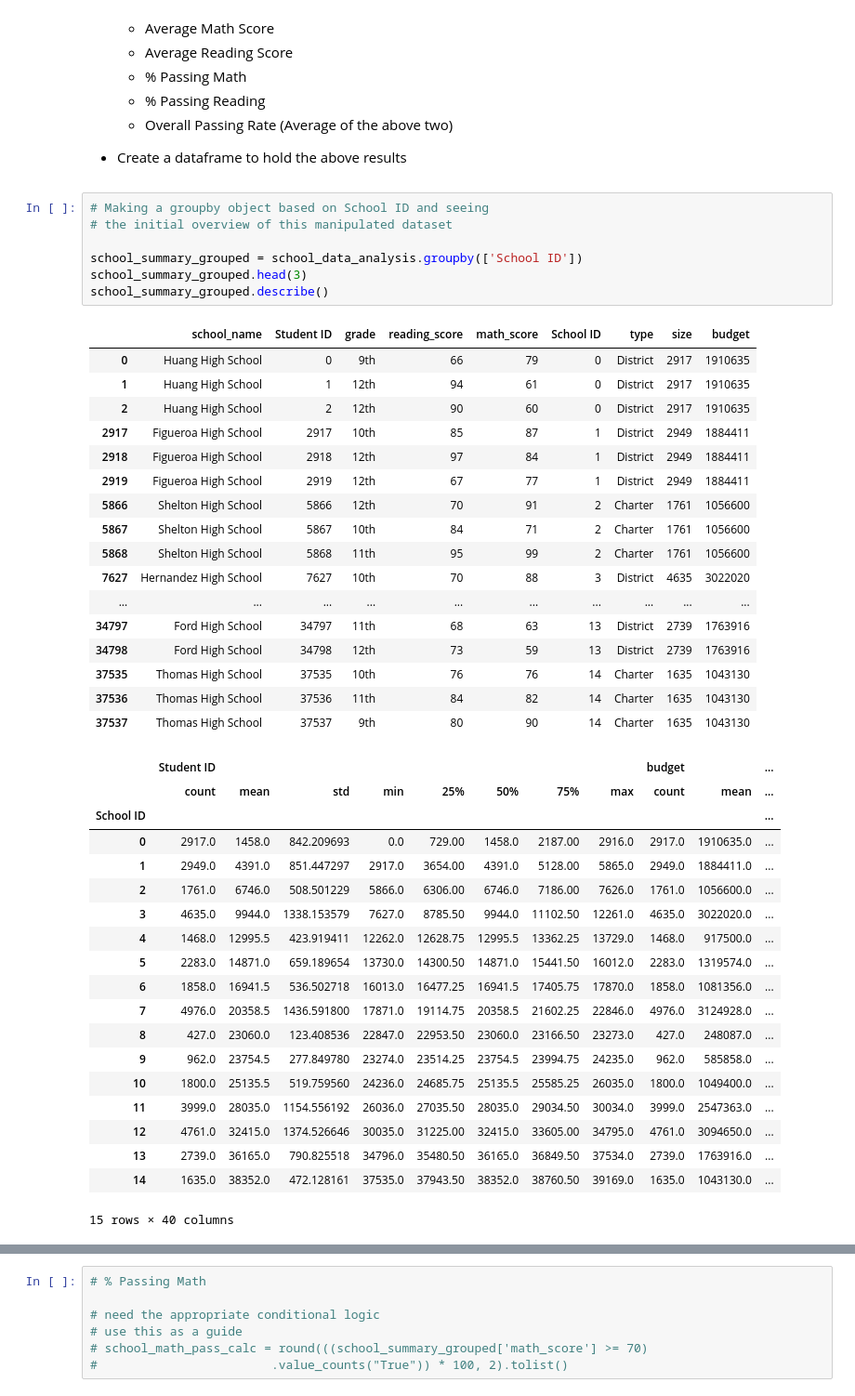
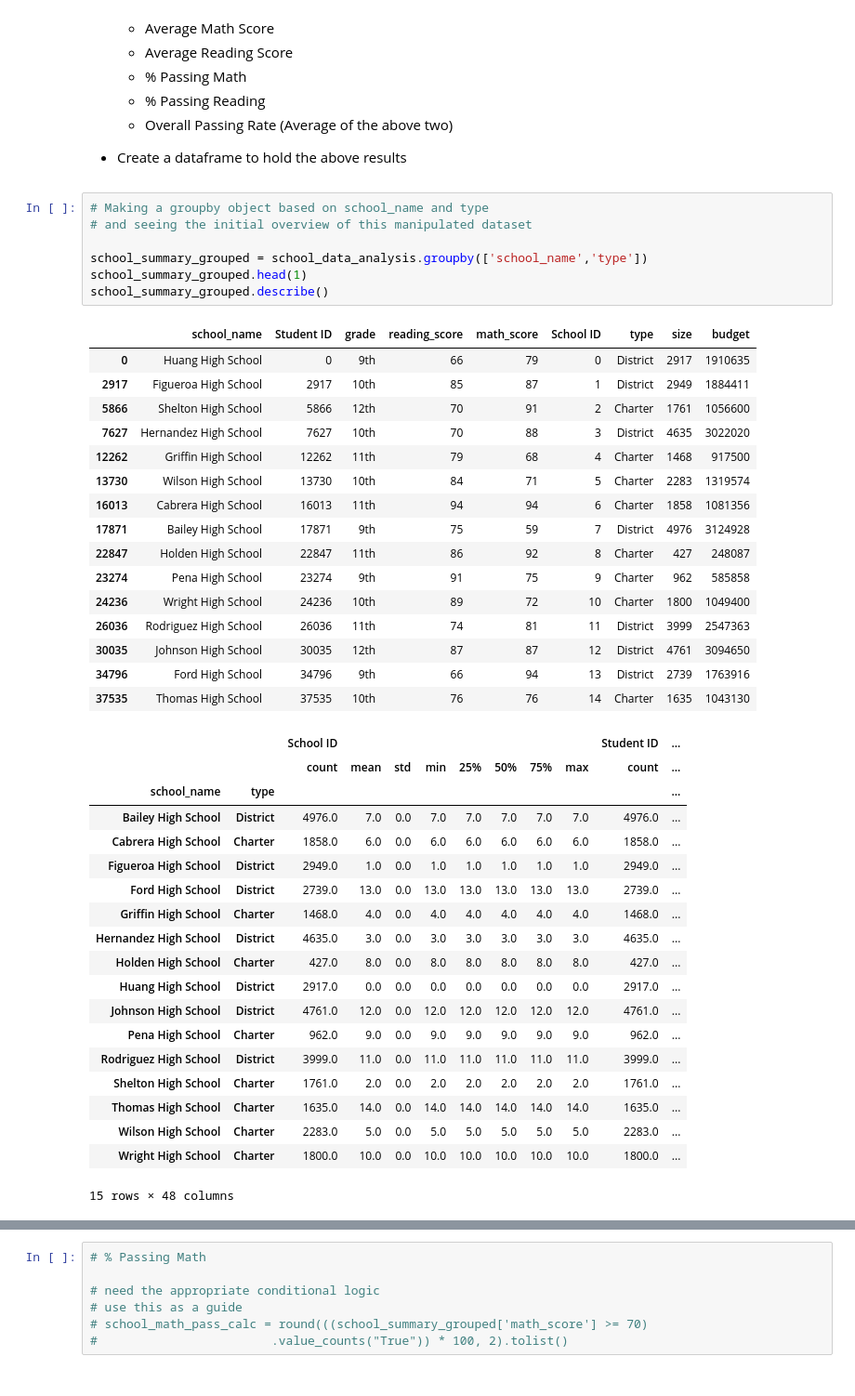
Before and after one commit to Emanste92/UCBEx_DataAnalytics, a Jupyter notebook: PyCitySchools/ETE_PyCitySchools - Scratch.ipynb, the cells around one changed output, grey strips where cells are left out. Shown at 93% size. Drawn from its saved outputs; the diff is of its cells as text.

```diff
--- a/PyCitySchools/ETE_PyCitySchools - Scratch.ipynb
+++ b/PyCitySchools/ETE_PyCitySchools - Scratch.ipynb
@@ -161,46 +161,45 @@ dataSummary1
 
 * Create a dataframe to hold the above results
 # %%
-# Making a groupby object based on School ID and seeing
-# the initial overview of this manipulated dataset
+# Making a groupby object based on school_name and type
+# and seeing the initial overview of this manipulated dataset
 
-school_summary_grouped = school_data_analysis.groupby(['School ID'])
-school_summary_grouped.head(3)
+school_summary_grouped = school_data_analysis.groupby(['school_name','type'])
+school_summary_grouped.head(1)
 school_summary_grouped.describe()
 # %% [output]
 |  | school_name | Student ID | grade | reading_score | math_score | School ID | type | size | budget |
 | 0 | Huang High School | 0 | 9th | 66 | 79 | 0 | District | 2917 | 1910635 |
-| 1 | Huang High School | 1 | 12th | 94 | 61 | 0 | District | 2917 | 1910635 |
-| 2 | Huang High School | 2 | 12th | 90 | 60 | 0 | District | 2917 | 1910635 |
 | 2917 | Figueroa High School | 2917 | 10th | 85 | 87 | 1 | District | 2949 | 1884411 |
-| 2918 | Figueroa High School | 2918 | 12th | 97 | 84 | 1 | District | 2949 | 1884411 |
-| 2919 | Figueroa High School | 2919 | 12th | 67 | 77 | 1 | District | 2949 | 1884411 |
 | 5866 | Shelton High School | 5866 | 12th | 70 | 91 | 2 | Charter | 1761 | 1056600 |
-| 5867 | Shelton High School | 5867 | 10th | 84 | 71 | 2 | Charter | 1761 | 1056600 |
-| 5868 | Shelton High School | 5868 | 11th | 95 | 99 | 2 | Charter | 1761 | 1056600 |
 | 7627 | Hernandez High School | 7627 | 10th | 70 | 88 | 3 | District | 4635 | 3022020 |
-| ... | ... | ... | ... | ... | ... | ... | ... | ... | ... |
-| 34797 | Ford High School | 34797 | 11th | 68 | 63 | 13 | District | 2739 | 1763916 |
-| 34798 | Ford High School | 34798 | 12th | 73 | 59 | 13 | District | 2739 | 1763916 |
+| 12262 | Griffin High School | 12262 | 11th | 79 | 68 | 4 | Charter | 1468 | 917500 |
+| 13730 | Wilson High School | 13730 | 10th | 84 | 71 | 5 | Charter | 2283 | 1319574 |
+| 16013 | Cabrera High School | 16013 | 11th | 94 | 94 | 6 | Charter | 1858 | 1081356 |
+| 17871 | Bailey High School | 17871 | 9th | 75 | 59 | 7 | District | 4976 | 3124928 |
+| 22847 | Holden High School | 22847 | 11th | 86 | 92 | 8 | Charter | 427 | 248087 |
+| 23274 | Pena High School | 23274 | 9th | 91 | 75 | 9 | Charter | 962 | 585858 |
+| 24236 | Wright High School | 24236 | 10th | 89 | 72 | 10 | Charter | 1800 | 1049400 |
+| 26036 | Rodriguez High School | 26036 | 11th | 74 | 81 | 11 | District | 3999 | 2547363 |
+| 30035 | Johnson High School | 30035 | 12th | 87 | 87 | 12 | District | 4761 | 3094650 |
+| 34796 | Ford High School | 34796 | 9th | 66 | 94 | 13 | District | 2739 | 1763916 |
 | 37535 | Thomas High School | 37535 | 10th | 76 | 76 | 14 | Charter | 1635 | 1043130 |
-| 37536 | Thomas High School | 37536 | 11th | 84 | 82 | 14 | Charter | 1635 | 1043130 |
-| 37537 | Thomas High School | 37537 | 9th | 80 | 90 | 14 | Charter | 1635 | 1043130 |
-|  | Student ID |  |  |  |  |  |  |  | budget |  | ... |
-|  | count | mean | std | min | 25% | 50% | 75% | max | count | mean | ... |
-| School ID |  |  |  |  |  |  |  |  |  |  | ... |
-| 0 | 2917.0 | 1458.0 | 842.209693 | 0.0 | 729.00 | 1458.0 | 2187.00 | 2916.0 | 2917.0 | 1910635.0 | ... |
-| 1 | 2949.0 | 4391.0 | 851.447297 | 2917.0 | 3654.00 | 4391.0 | 5128.00 | 5865.0 | 2949.0 | 1884411.0 | ... |
-| 2 | 1761.0 | 6746.0 | 508.501229 | 5866.0 | 6306.00 | 6746.0 | 7186.00 | 7626.0 | 1761.0 | 1056600.0 | ... |
-| 3 | 4635.0 | 9944.0 | 1338.153579 | 7627.0 | 8785.50 | 9944.0 | 11102.50 | 12261.0 | 4635.0 | 3022020.0 | ... |
-| 4 | 1468.0 | 12995.5 | 423.919411 | 12262.0 | 12628.75 | 12995.5 | 13362.25 | 13729.0 | 1468.0 | 917500.0 | ... |
-| 5 | 2283.0 | 14871.0 | 659.189654 | 13730.0 | 14300.50 | 14871.0 | 15441.50 | 16012.0 | 2283.0 | 1319574.0 | ... |
-| 6 | 1858.0 | 16941.5 | 536.502718 | 16013.0 | 16477.25 | 16941.5 | 17405.75 | 17870.0 | 1858.0 | 1081356.0 | ... |
-| 7 | 4976.0 | 20358.5 | 1436.591800 | 17871.0 | 19114.75 | 20358.5 | 21602.25 | 22846.0 | 4976.0 | 3124928.0 | ... |
-| 8 | 427.0 | 23060.0 | 123.408536 | 22847.0 | 22953.50 | 23060.0 | 23166.50 | 23273.0 | 427.0 | 248087.0 | ... |
-| 9 | 962.0 | 23754.5 | 277.849780 | 23274.0 | 23514.25 | 23754.5 | 23994.75 | 24235.0 | 962.0 | 585858.0 | ... |
-| 10 | 1800.0 | 25135.5 | 519.759560 | 24236.0 | 24685.75 | 25135.5 | 25585.25 | 26035.0 | 1800.0 | 1049400.0 | ... |
-| 11 | 3999.0 | 28035.0 | 1154.556192 | 26036.0 | 27035.50 | 28035.0 | 29034.50 | 30034.0 | 3999.0 | 2547363.0 | ... |
-| 12 | 4761.0 | 32415.0 | 1374.526646 | 30035.0 | 31225.00 | 32415.0 | 33605.00 | 34795.0 | 4761.0 | 3094650.0 | ... |
-| 13 | 2739.0 | 36165.0 | 790.825518 | 34796.0 | 35480.50 | 36165.0 | 36849.50 | 37534.0 | 2739.0 | 1763916.0 | ... |
-| 14 | 1635.0 | 38352.0 | 472.128161 | 37535.0 | 37943.50 | 38352.0 | 38760.50 | 39169.0 | 1635.0 | 1043130.0 | ... |
+|  |  | School ID |  |  |  |  |  |  |  | Student ID | ... |
+|  |  | count | mean | std | min | 25% | 50% | 75% | max | count | ... |
+| school_name | type |  |  |  |  |  |  |  |  |  | ... |
+| Bailey High School | District | 4976.0 | 7.0 | 0.0 | 7.0 | 7.0 | 7.0 | 7.0 | 7.0 | 4976.0 | ... |
+| Cabrera High School | Charter | 1858.0 | 6.0 | 0.0 | 6.0 | 6.0 | 6.0 | 6.0 | 6.0 | 1858.0 | ... |
+| Figueroa High School | District | 2949.0 | 1.0 | 0.0 | 1.0 | 1.0 | 1.0 | 1.0 | 1.0 | 2949.0 | ... |
+| Ford High School | District | 2739.0 | 13.0 | 0.0 | 13.0 | 13.0 | 13.0 | 13.0 | 13.0 | 2739.0 | ... |
+| Griffin High School | Charter | 1468.0 | 4.0 | 0.0 | 4.0 | 4.0 | 4.0 | 4.0 | 4.0 | 1468.0 | ... |
+| Hernandez High School | District | 4635.0 | 3.0 | 0.0 | 3.0 | 3.0 | 3.0 | 3.0 | 3.0 | 4635.0 | ... |
+| Holden High School | Charter | 427.0 | 8.0 | 0.0 | 8.0 | 8.0 | 8.0 | 8.0 | 8.0 | 427.0 | ... |
+| Huang High School | District | 2917.0 | 0.0 | 0.0 | 0.0 | 0.0 | 0.0 | 0.0 | 0.0 | 2917.0 | ... |
+| Johnson High School | District | 4761.0 | 12.0 | 0.0 | 12.0 | 12.0 | 12.0 | 12.0 | 12.0 | 4761.0 | ... |
+| Pena High School | Charter | 962.0 | 9.0 | 0.0 | 9.0 | 9.0 | 9.0 | 9.0 | 9.0 | 962.0 | ... |
+| Rodriguez High School | District | 3999.0 | 11.0 | 0.0 | 11.0 | 11.0 | 11.0 | 11.0 | 11.0 | 3999.0 | ... |
+| Shelton High School | Charter | 1761.0 | 2.0 | 0.0 | 2.0 | 2.0 | 2.0 | 2.0 | 2.0 | 1761.0 | ... |
+| Thomas High School | Charter | 1635.0 | 14.0 | 0.0 | 14.0 | 14.0 | 14.0 | 14.0 | 14.0 | 1635.0 | ... |
+| Wilson High School | Charter | 2283.0 | 5.0 | 0.0 | 5.0 | 5.0 | 5.0 | 5.0 | 5.0 | 2283.0 | ... |
+| Wright High School | Charter | 1800.0 | 10.0 | 0.0 | 10.0 | 10.0 | 10.0 | 10.0 | 10.0 | 1800.0 | ... |
-15 rows × 40 columns
+15 rows × 48 columns
```
Also changed, not shown: parts of 11 cells of this notebook.
